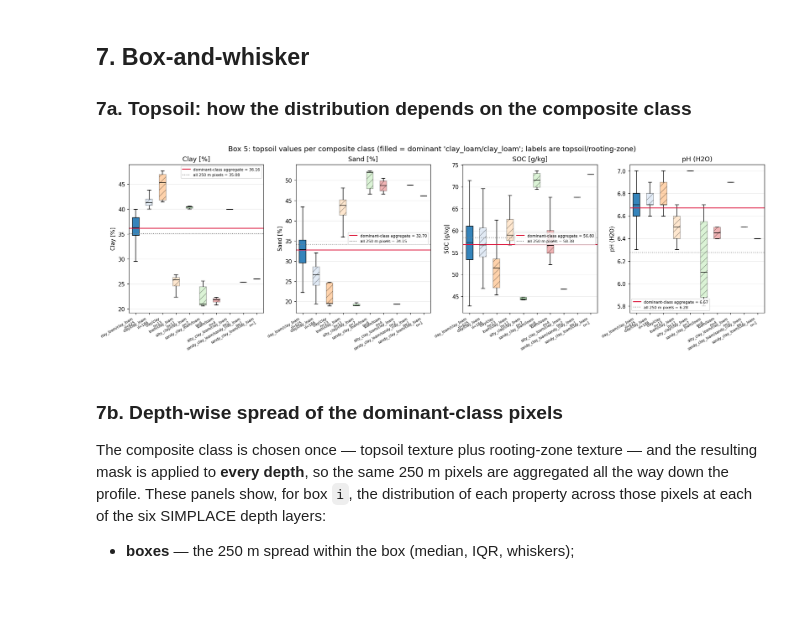
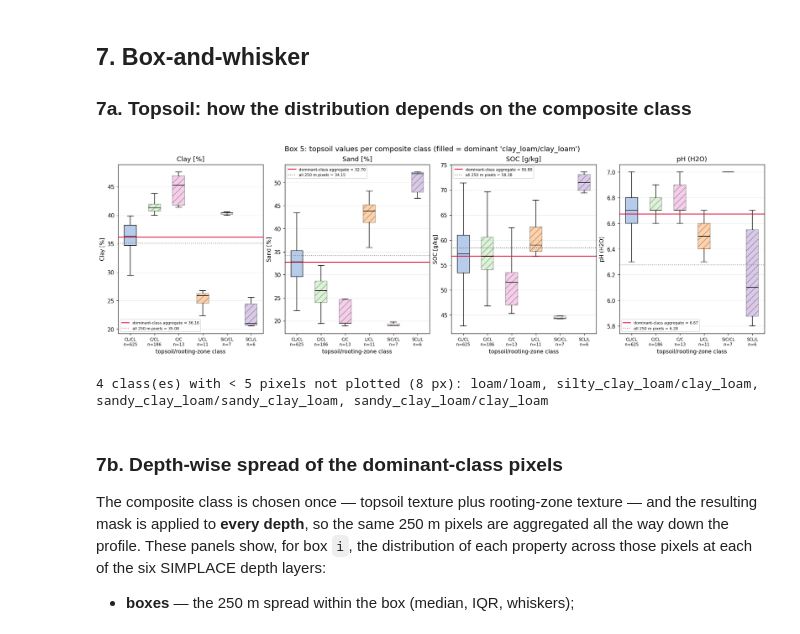
Before and after one commit to Kaushikreddym/data4simplace, a Jupyter notebook: notebooks/demo_aggregation.ipynb, the cells around one changed output. Cells and saved outputs as stored; diff of their text form; code cells hidden in the pictures; blank space fills up the shorter version.

```diff
--- a/notebooks/demo_aggregation.ipynb
+++ b/notebooks/demo_aggregation.ipynb
@@ -396,9 +456,8 @@ diagonal mass is what plain `usda` mode would have merged.
 box_codes, box_counts = np.unique(box_cls.values[box_cls.values > 0], return_counts=True)
 order = box_codes[np.argsort(-box_counts)]
 counts = pd.Series(box_counts[np.argsort(-box_counts)], index=order)
-comp_colors = {c: tab20(k % 20) for k, c in enumerate(order)}
 
-fig, axes = plt.subplots(1, 5, figsize=(22, 4.8), constrained_layout=True)
+fig, axes = plt.subplots(1, 4, figsize=(19, 4.9), constrained_layout=True)
 
 im = imshow_da(axes[0], box_frac100 * 100, cmap="YlGn", vmin=0, vmax=100)
 axes[0].set_title("a) PROBA-V cover, native 100 m [%]")
@@ -411,21 +470,19 @@ axes[1].set_title(f"b) on 250 m grid; red = cover >= "
                   f"{cfg.soil.cropland_min_fraction:.0%}")
 fig.colorbar(im, ax=axes[1], shrink=0.8)
 
-class_panel(axes[2], box_top, f"c) topsoil class ({TOPSOIL})",
-            usda_colors, lambda c: USDA_CLASSES[c])
-class_panel(axes[3], box_root,
-            f"d) rooting-zone class ({ROOTZONE[0]:g}-{ROOTZONE[1]:g} cm)",
-            usda_colors, lambda c: USDA_CLASSES[c])
+class_panel(axes[2], box_cls, "c) composite class (topsoil/rooting zone)",
+            comp_colors, lambda c: f"{abbr(c)}  n={int(counts[c])}",
+            codes=list(order), legend_kw={"fontsize": 6, "framealpha": 0.85})
 
-imshow_da(axes[4], box_dom.astype(float),
+imshow_da(axes[3], box_dom.astype(float),
           cmap=ListedColormap(["#f0f0f0", comp_colors[dom_class]]), vmin=0, vmax=1)
-axes[4].set_title(f"e) dominant composite kept:\n{profile_class_name(dom_class)} "
+axes[3].set_title(f"d) dominant composite kept:\n{profile_class_name(dom_class)} "
                   f"({int(box_dom.sum())} px)")
 
 for ax in axes:
     ax.set_xlabel("lon"); ax.set_ylabel("lat")
-fig.suptitle(f"10 km box SimplaceID {sel_id} — cropland filter, topsoil and "
-             f"rooting-zone keys, dominant-class mask", fontsize=13)
+fig.suptitle(f"10 km box SimplaceID {sel_id} — cropland filter, composite "
+             f"classes, dominant-class mask", fontsize=13)
 plt.show()
 
 valid = box_cls.values > 0
@@ -470,45 +527,55 @@ sandy_clay_loam/clay_loam             1      0.1
 # %%
 PANELS = [("clay", "Clay [%]"), ("sand", "Sand [%]"),
           ("soc", "SOC [g/kg]"), ("phh2o", "pH (H2O)")]
+
+# Classes with a handful of pixels say little in a boxplot: show those with
+# >= 5 pixels (the dominant one always) and report the remainder as a count.
+plot_order = [c for c in order if counts[c] >= 5 or c == dom_class]
+dropped = counts.drop(plot_order, errors="ignore")
 
 fig, axes = plt.subplots(1, 4, figsize=(17, 5.4), constrained_layout=True)
 for ax, (layer, title) in zip(axes, PANELS):
     da = box[layer]
     groups, labels = [], []
-    for c in order:
+    for c in plot_order:
         v = da.values[(box_cls.values == c) & np.isfinite(da.values)]
         groups.append(v)
-        labels.append(f"{profile_class_name(c)}\nn={v.size}")
+        labels.append(f"{abbr(c)}\nn={v.size}")
 
     bp = ax.boxplot(groups, patch_artist=True, showfliers=False,
                     medianprops={"color": "black"})
-    for patch, c in zip(bp["boxes"], order):
+    for patch, c in zip(bp["boxes"], plot_order):
         patch.set_facecolor(comp_colors[c])
         if c == dom_class:
             patch.set_alpha(0.9)
         else:
             patch.set_alpha(0.35); patch.set_hatch("//")
 
     reduce = reducer_for(layer)
     v_dom = da.values[box_dom.values & np.isfinite(da.values)]
     v_all = da.values[np.isfinite(da.values)]
     ax.axhline(reduce(v_dom), color="crimson", lw=1.6,
                label=f"dominant-class aggregate = {reduce(v_dom):.2f}")
     ax.axhline(reduce(v_all), color="grey", lw=1.4, ls=":",
                label=f"all 250 m pixels = {reduce(v_all):.2f}")
 
     ax.set_xticks(range(1, len(labels) + 1))
-    ax.set_xticklabels(labels, fontsize=6.5, rotation=30, ha="right")
+    ax.set_xticklabels(labels, fontsize=7.5)
+    ax.set_xlabel("topsoil/rooting-zone class")
     ax.set_title(title); ax.set_ylabel(title)
     ax.legend(fontsize=7, loc="best")
     ax.grid(axis="y", alpha=0.25)
 
 fig.suptitle(f"Box {sel_id}: topsoil values per composite class "
-             f"(filled = dominant '{profile_class_name(dom_class)}'; "
-             f"labels are topsoil/rooting-zone)", fontsize=13)
+             f"(filled = dominant '{profile_class_name(dom_class)}')", fontsize=13)
 plt.show()
+
+if len(dropped):
+    print(f"{len(dropped)} class(es) with < 5 pixels not plotted "
+          f"({int(dropped.sum())} px): {', '.join(profile_class_name(c) for c in dropped.index)}")
 # %% [output]
-[figure, old version]
+[figure, new version]
+4 class(es) with < 5 pixels not plotted (8 px): loam/loam, silty_clay_loam/clay_loam, sandy_clay_loam/sandy_clay_loam, sandy_clay_loam/clay_loam
 # %% [markdown]
 ### 7b. Depth-wise spread of the dominant-class pixels
 
```
Also changed, not shown: parts of 11 cells of this notebook, 25 other files.
